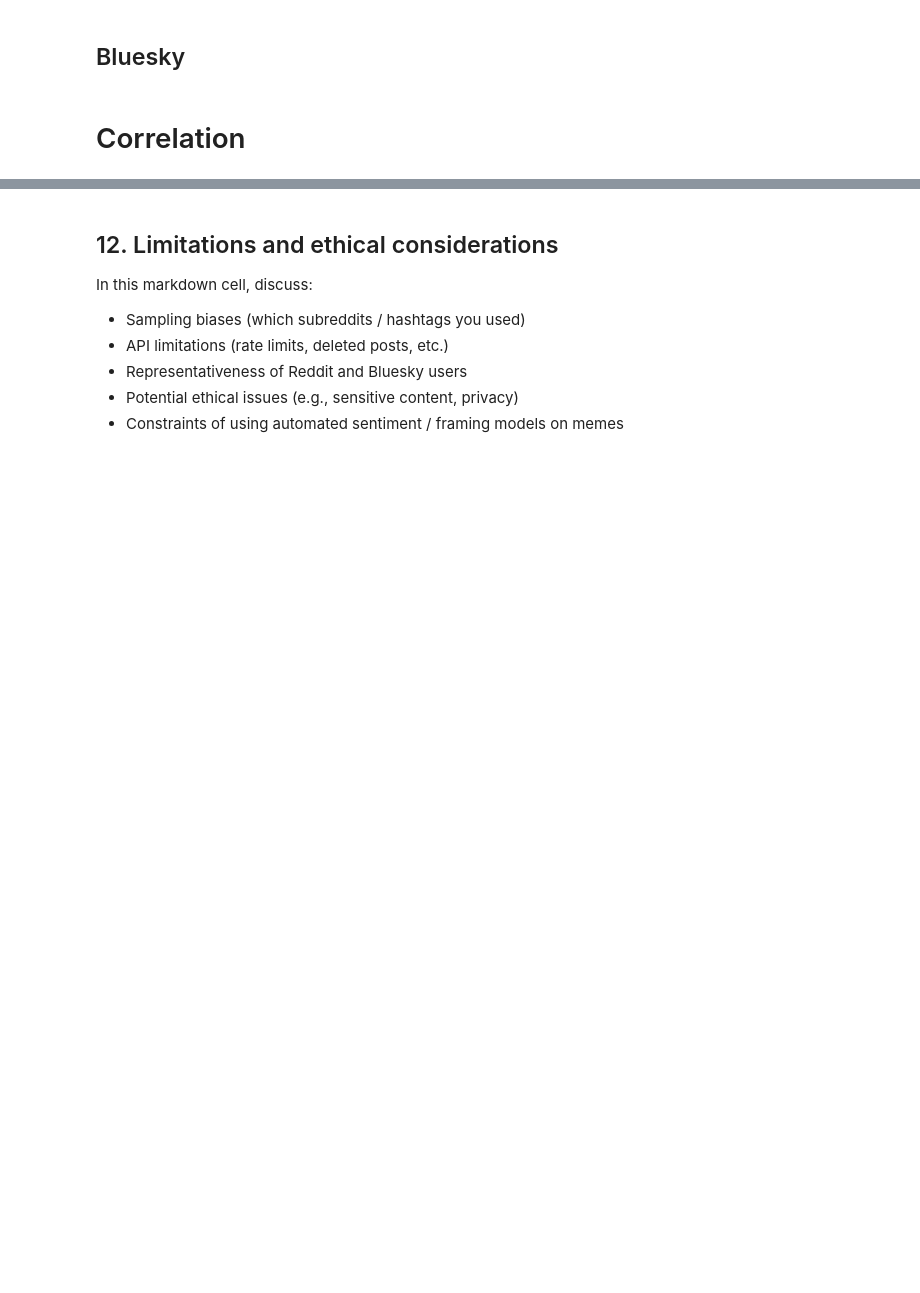
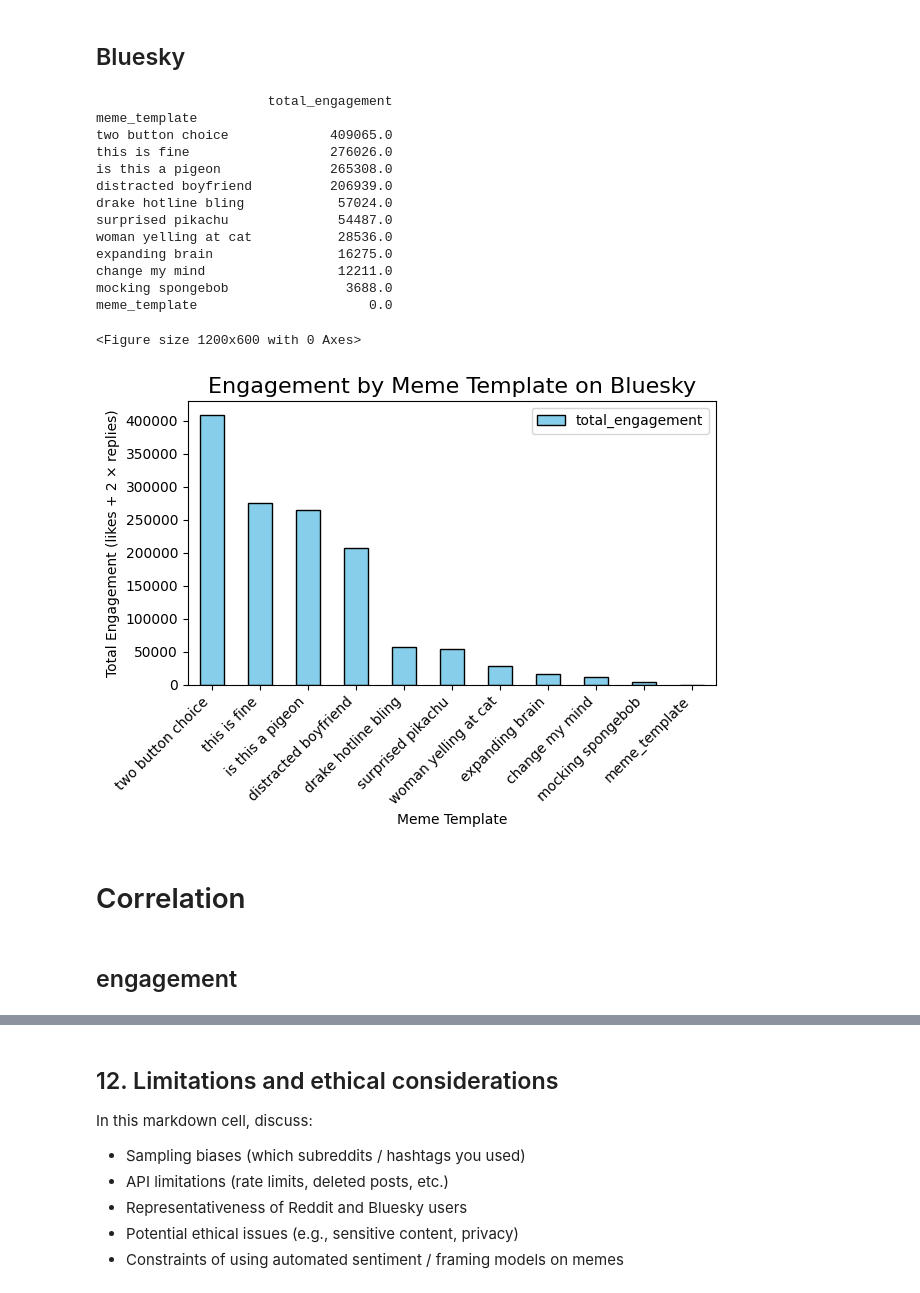
Before and after one commit to aksharabruno/meme-analysis-project, a Jupyter notebook: meme_project_outline.ipynb, the cells around one changed output, grey strips where cells are left out. Cells and saved outputs as stored; diff of their text form; code cells hidden in the pictures; blank space fills up the shorter version.

```diff
--- a/meme_project_outline.ipynb
+++ b/meme_project_outline.ipynb
@@ -1168,23 +1165,39 @@ drake hotline bling                422
 # %%
 # Ranking for each meme
 meme_ranking = (
     monthly.groupby("meme_template")
            .agg(total_engagement=("total_engagement", "sum"))
            .sort_values("total_engagement", ascending=False)
 )
 
 print(meme_ranking)
 
 plt.figure(figsize=(12, 6))
 meme_ranking.plot(kind="bar", color="skyblue", edgecolor="black")
 
-plt.title("Total Engagement by Meme Template (meme_ranking)", fontsize=16)
+plt.title("Engagement by Meme Template on Bluesky", fontsize=16)
 plt.xlabel("Meme Template")
 plt.ylabel("Total Engagement (likes + 2 × replies)")
 plt.xticks(rotation=45, ha="right")
 plt.tight_layout()
 
 plt.show()
+# %% [output]
+                      total_engagement
+meme_template
+two button choice             409065.0
+this is fine                  276026.0
+is this a pigeon              265308.0
+distracted boyfriend          206939.0
+drake hotline bling            57024.0
+surprised pikachu              54487.0
+woman yelling at cat           28536.0
+expanding brain                16275.0
+change my mind                 12211.0
+mocking spongebob               3688.0
+meme_template                      0.0
+<Figure size 1200x600 with 0 Axes>
+[figure, added]
 # %% [markdown]
 # Correlation
 # %%
@@ -1193,3 +1207,5 @@ bluesky_df = pd.read_csv("merged.csv")
+# %% [markdown]
+## engagement
 # %%
 import pandas as pd
 from scipy.stats import spearmanr
```
Also changed, not shown: parts of 43 cells of this notebook.
